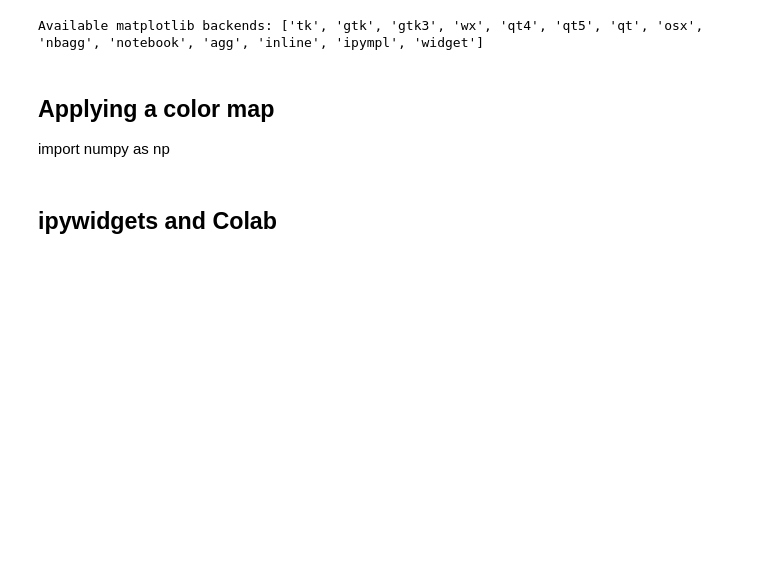
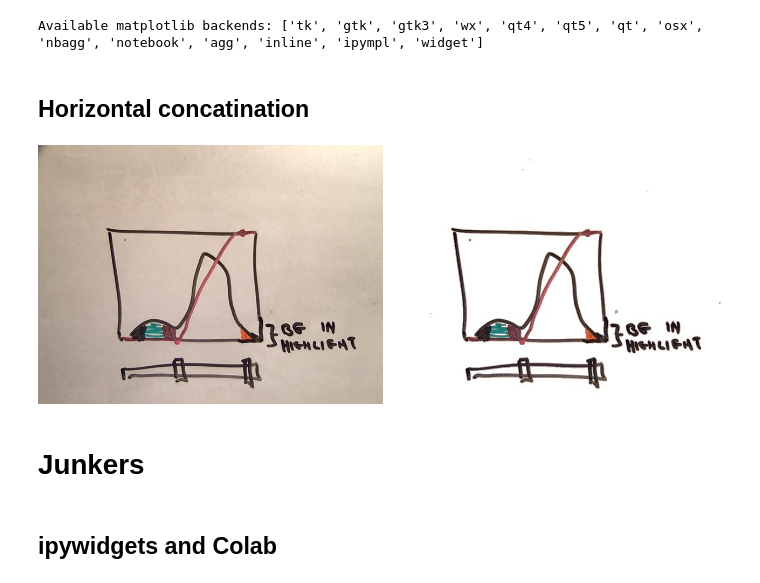
Before and after one commit to JohnTigue/colab, a Jupyter notebook: probings/scraps_and_snippets.ipynb, the cells around one changed output. Cells and saved outputs as stored; diff of their text form; code cells hidden in the pictures; blank space fills up the shorter version.

```diff
--- a/probings/scraps_and_snippets.ipynb
+++ b/probings/scraps_and_snippets.ipynb
@@ -395,9 +585,43 @@ outfile = Image.open(output_file_name)
 
 print( "size: %dx%d" % outfile.size)
 files.download(output_file_name)
-# %% [markdown]
-## Applying a color map
-import numpy as np
+# %% [markdown]
+## Horizontal concatination
+# %%
+# carrot_top.output_1.jpg
+# carrot_top.input.jpg
+
+# Via https://stackoverflow.com/a/30228789/4669056
+import numpy as np
+import PIL
+from IPython.display import display
+
+image_filenames = ['carrot_top.input.jpg', 'carrot_top.output_1.jpg']
+images = [ PIL.Image.open(i) for i in image_filenames ]
+# pick the image which is the smallest, and resize the others to match it (can be arbitrary image shape here)
+min_shape = sorted( [(np.sum(i.size), i.size ) for i in images])[0][1]
+imgs_comb = np.hstack( list((np.asarray( i.resize(min_shape) ) for i in images ) ) )
+
+# save that beautiful picture
+output_filename = 'concatinated.jpg'
+concatted_image = PIL.Image.fromarray( imgs_comb)
+concatted_image.save( output_filename )
+
+def add_border(an_image, output_image, border):
+  if isinstance(border, int) or isinstance(border, tuple):
+    bimg = PIL.ImageOps.expand(an_image, border=border)
+  else:
+    raise RuntimeError('Border is not an integer or tuple!')
+bimg.save(output_image)
+
+
+#print('hi')
+#!ls -lh
+display(concatted_image)
+# %% [output]
+[figure, added]
+# %% [markdown]
+# Junkers
 # %% [markdown]
 ## ipywidgets and Colab
 # %%
```
Also changed, not shown: parts of 74 cells of this notebook, 1 other file.
